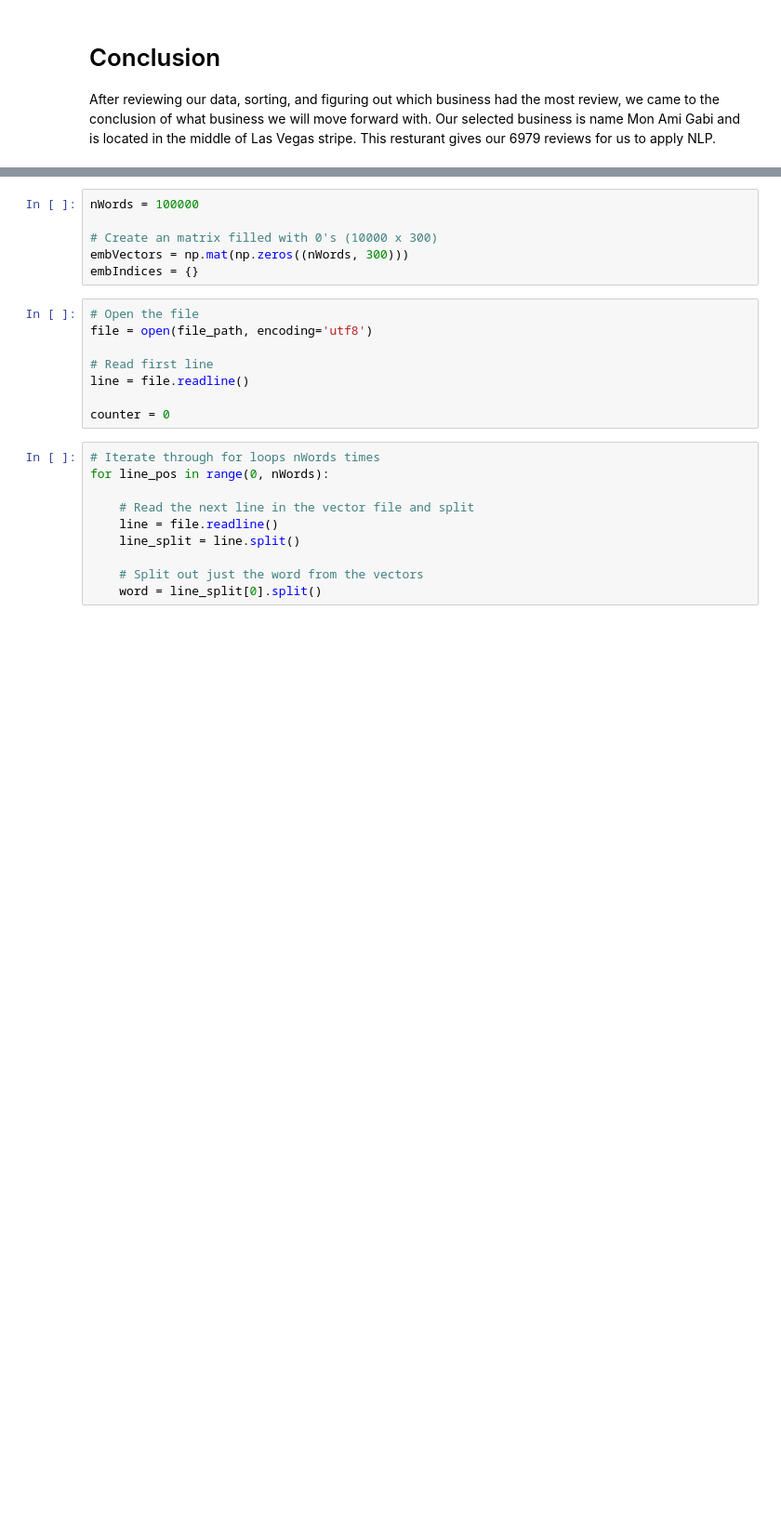
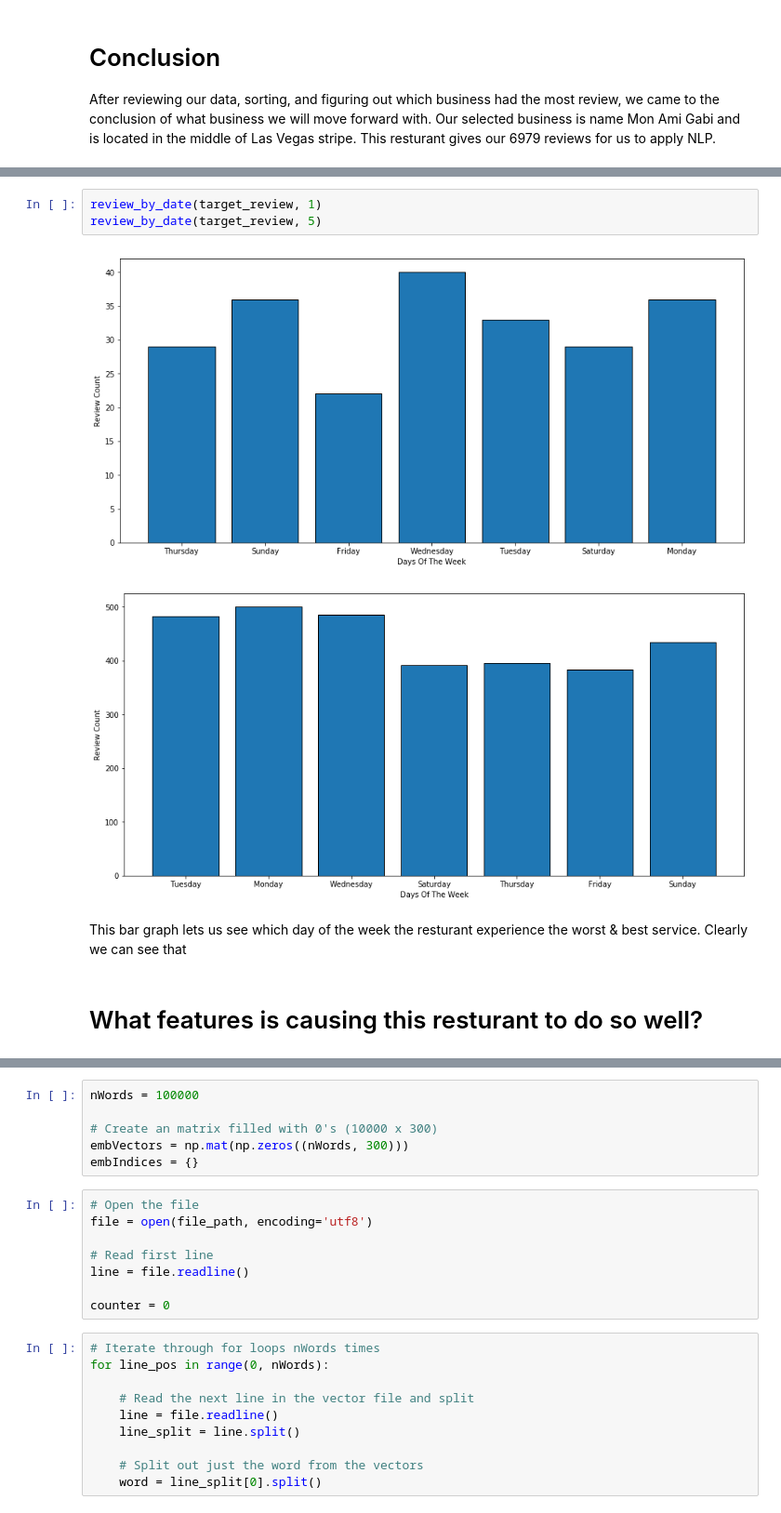
Before and after one commit to NathanNguyen345/Yelp-NLP, a Jupyter notebook: Yelp NLP.ipynb, the cells around one changed output, grey strips where cells are left out. Shown at 93% size. Drawn from its saved outputs; the diff is of its cells as text; blank space fills up the shorter version.

```diff
--- a/Yelp NLP.ipynb
+++ b/Yelp NLP.ipynb
@@ -114,0 +220,10 @@ After reviewing our data, sorting, and figuring out which business had the most
+# %%
+review_by_date(target_review, 1)
+review_by_date(target_review, 5)
+# %% [output]
+[figure, added]
+[figure, added]
+# %% [markdown]
+This bar graph lets us see which day of the week the resturant experience the worst & best service. Clearly we can see that
+# %% [markdown]
+# What features is causing this resturant to do so well?
```
Also changed, not shown: parts of 12 cells of this notebook.
